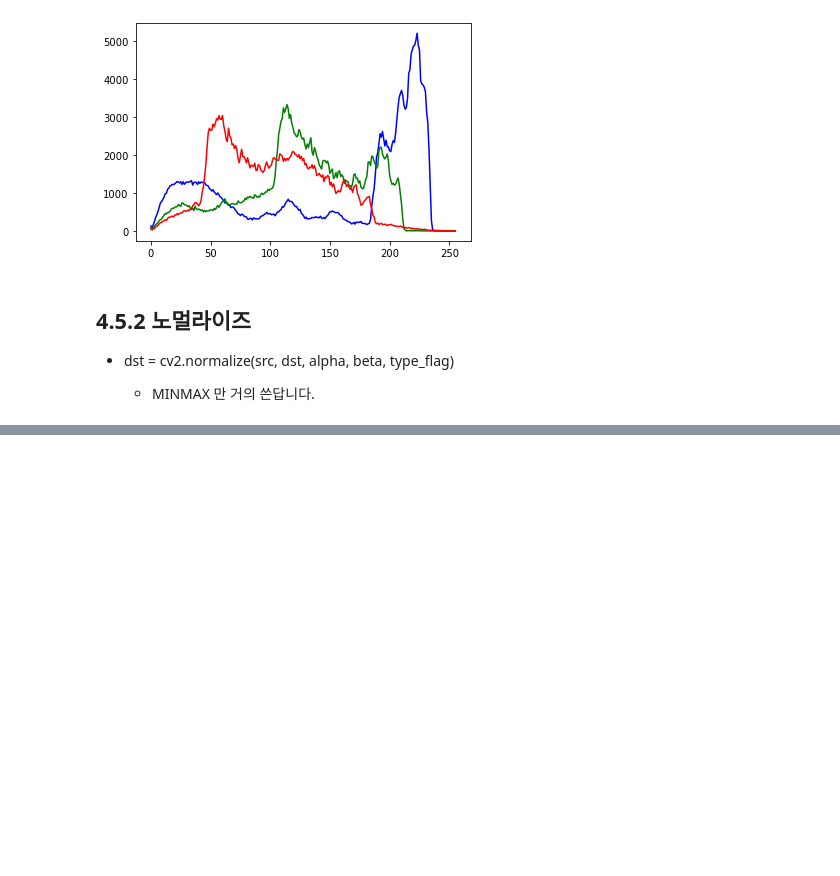
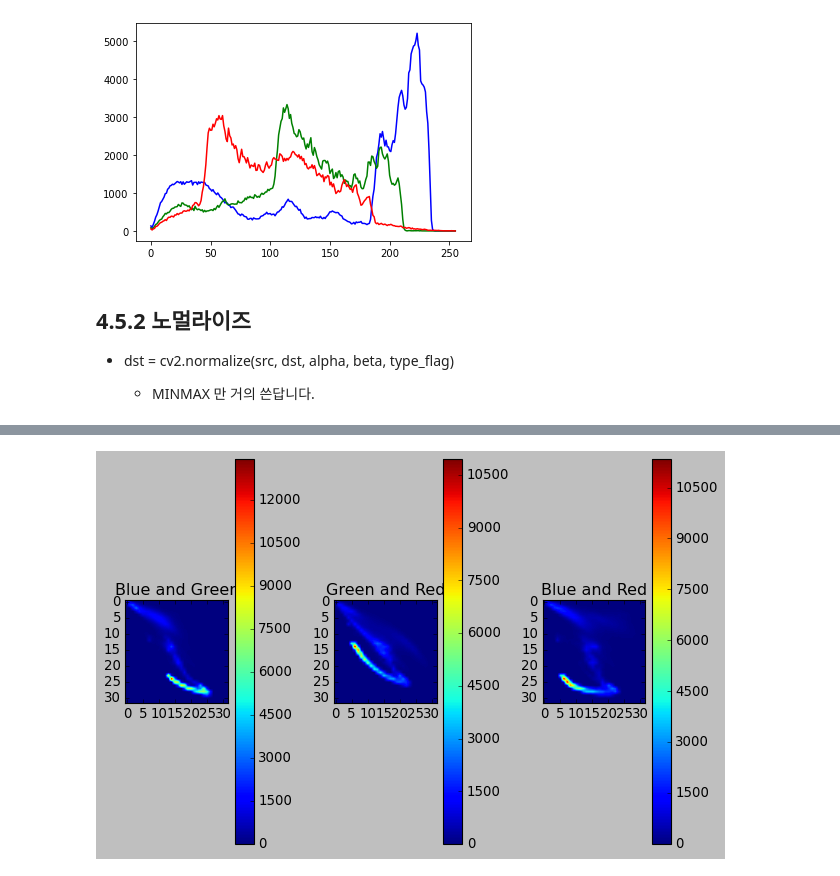
Before and after one commit to Sanggoe/Image-processing-programming, a Jupyter notebook: 201020 8주차, 9주차, 10주차 - 영상처리 기초 연습.ipynb, the cells around one changed output, grey strips where cells are left out. Saved outputs shown, nothing was run; the diff lists cells and outputs as text; code cells hidden in the pictures; blank space fills up the shorter version.

```diff
--- a/201020 8주차, 9주차 - 영상처리 기초 연습.ipynb
+++ b/201020 8주차, 9주차, 10주차 - 영상처리 기초 연습.ipynb
@@ -641,0 +741,35 @@ cv2.destroyAllWindows()
+# %%
+import cv2
+import matplotlib.pylab as plt
+
+plt.style.use('classic')            # --①컬러 스타일을 1.x 스타일로 사용
+img = cv2.imread('img/mountain.jpg')
+
+plt.subplot(131)
+hist = cv2.calcHist([img], [0,1], None, [32,32], [0,256,0,256]) #--②
+p = plt.imshow(hist)                                            #--③
+plt.title('Blue and Green')                                     #--④
+plt.colorbar(p)                                                 #--⑤
+
+
+plt.subplot(132)
+hist = cv2.calcHist([img], [1,2], None, [32,32], [0,256,0,256]) #--⑥
+p = plt.imshow(hist)
+plt.title('Green and Red')
+plt.colorbar(p)
+
+plt.subplot(133)
+hist = cv2.calcHist([img], [0,2], None, [32,32], [0,256,0,256]) #--⑦
+p = plt.imshow(hist)
+plt.title('Blue and Red')
+plt.colorbar(p)
+
+plt.tight_layout()
+plt.show()
+
+# 파란색과 초록색을 동시에 가지는 픽셀을 분포로 보고싶을 때 쓰는거야!
+
+# 그림 전체 픽셀에 대해서 해당 색깔을 동시에 포함하는 분포를 나타낸 것??
+# 쓰는 목적..?
+# %% [output]
+[figure, added]
```
Also changed, not shown: parts of 15 cells of this notebook, 3 other files.
